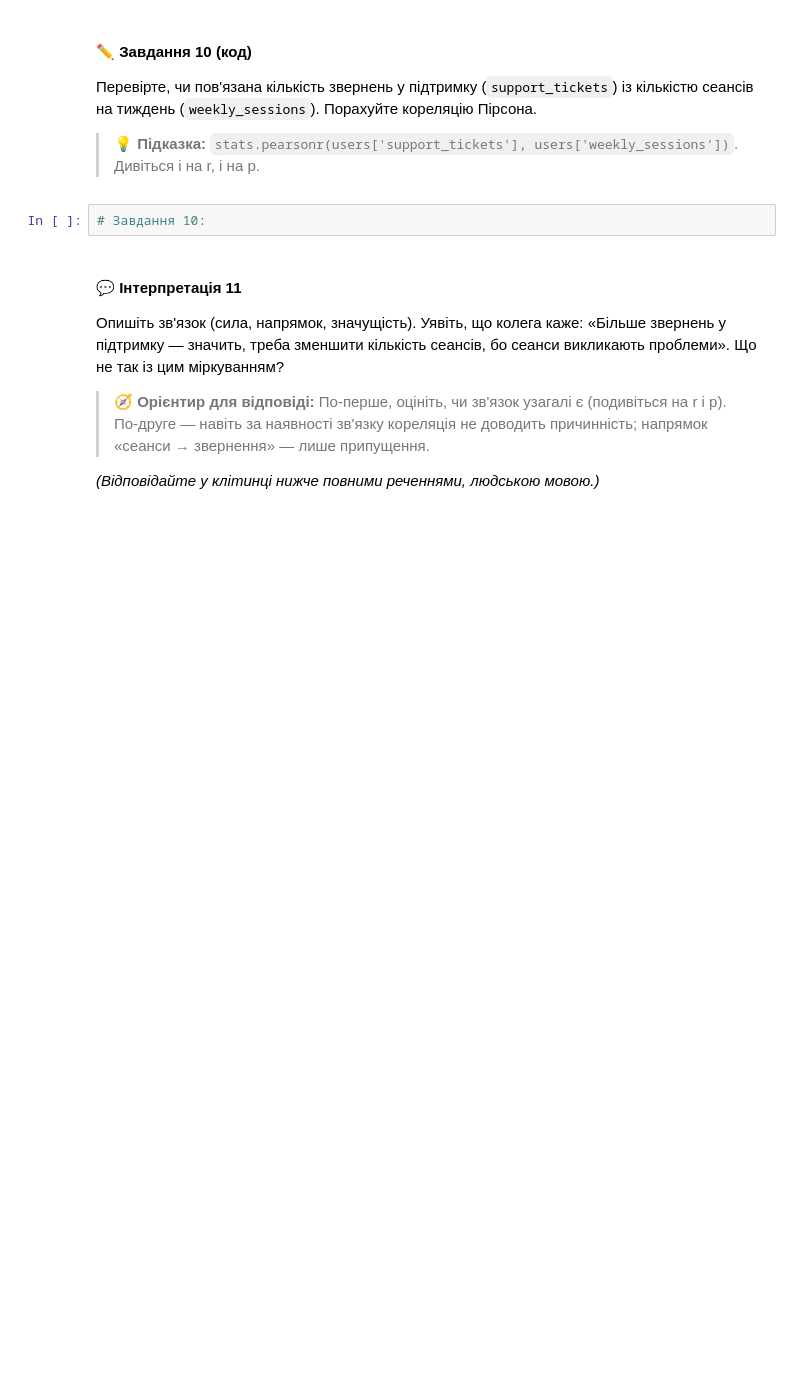
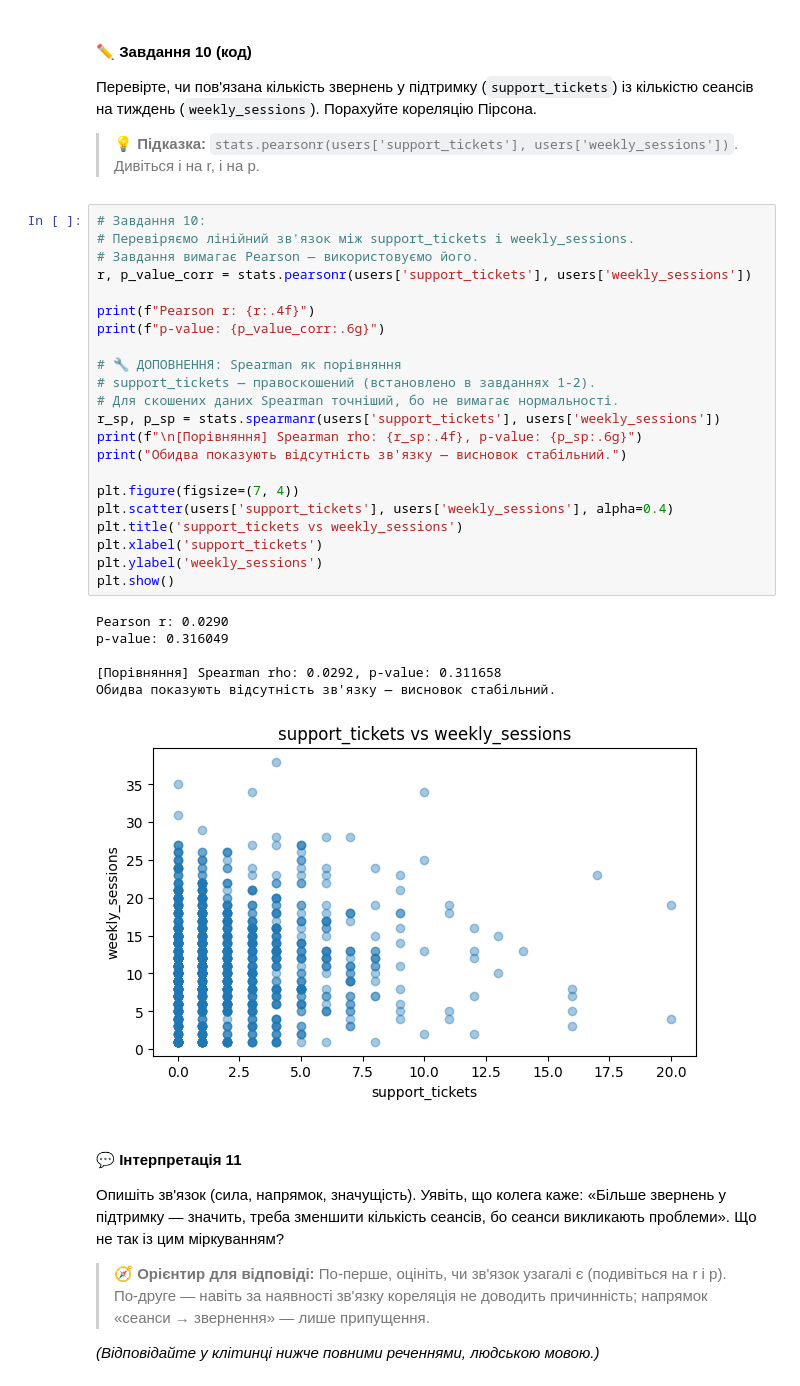
Before and after one commit to DymaStar/DTA_2026, a Jupyter notebook: HW/DS_CW+HW190626"practice_stat_tests_HARDER_ipynb".ipynb, the cells around one changed output. Drawn from its saved outputs; the diff is of its cells as text; blank space fills up the shorter version.

```diff
--- a/HW/DS_CW+HW190626"practice_stat_tests_HARDER_ipynb".ipynb
+++ b/HW/DS_CW+HW190626"practice_stat_tests_HARDER_ipynb".ipynb
@@ -308,8 +617,35 @@ A/B онбординг: (100000, 3)
 Перевірте, чи пов'язана кількість звернень у підтримку (`support_tickets`) із кількістю сеансів на тиждень (`weekly_sessions`). Порахуйте кореляцію Пірсона.
 
 > 💡 **Підказка:** `stats.pearsonr(users['support_tickets'], users['weekly_sessions'])`. Дивіться і на r, і на p.
-# %%
-# Завдання 10:
+# %%
+# Завдання 10:
+# Перевіряємо лінійний зв'язок між support_tickets і weekly_sessions.
+# Завдання вимагає Pearson — використовуємо його.
+r, p_value_corr = stats.pearsonr(users['support_tickets'], users['weekly_sessions'])
+
+print(f"Pearson r: {r:.4f}")
+print(f"p-value: {p_value_corr:.6g}")
+
+# 🔧 ДОПОВНЕННЯ: Spearman як порівняння
+# support_tickets — правоскошений (встановлено в завданнях 1-2).
+# Для скошених даних Spearman точніший, бо не вимагає нормальності.
+r_sp, p_sp = stats.spearmanr(users['support_tickets'], users['weekly_sessions'])
+print(f"\n[Порівняння] Spearman rho: {r_sp:.4f}, p-value: {p_sp:.6g}")
+print("Обидва показують відсутність зв'язку — висновок стабільний.")
+
+plt.figure(figsize=(7, 4))
+plt.scatter(users['support_tickets'], users['weekly_sessions'], alpha=0.4)
+plt.title('support_tickets vs weekly_sessions')
+plt.xlabel('support_tickets')
+plt.ylabel('weekly_sessions')
+plt.show()
+# %% [output]
+Pearson r: 0.0290
+p-value: 0.316049
+
+[Порівняння] Spearman rho: 0.0292, p-value: 0.311658
+Обидва показують відсутність зв'язку — висновок стабільний.
+[figure, added]
 # %% [markdown]
 #### 💬 Інтерпретація 11
 
```
Also changed, not shown: parts of 54 cells of this notebook.
